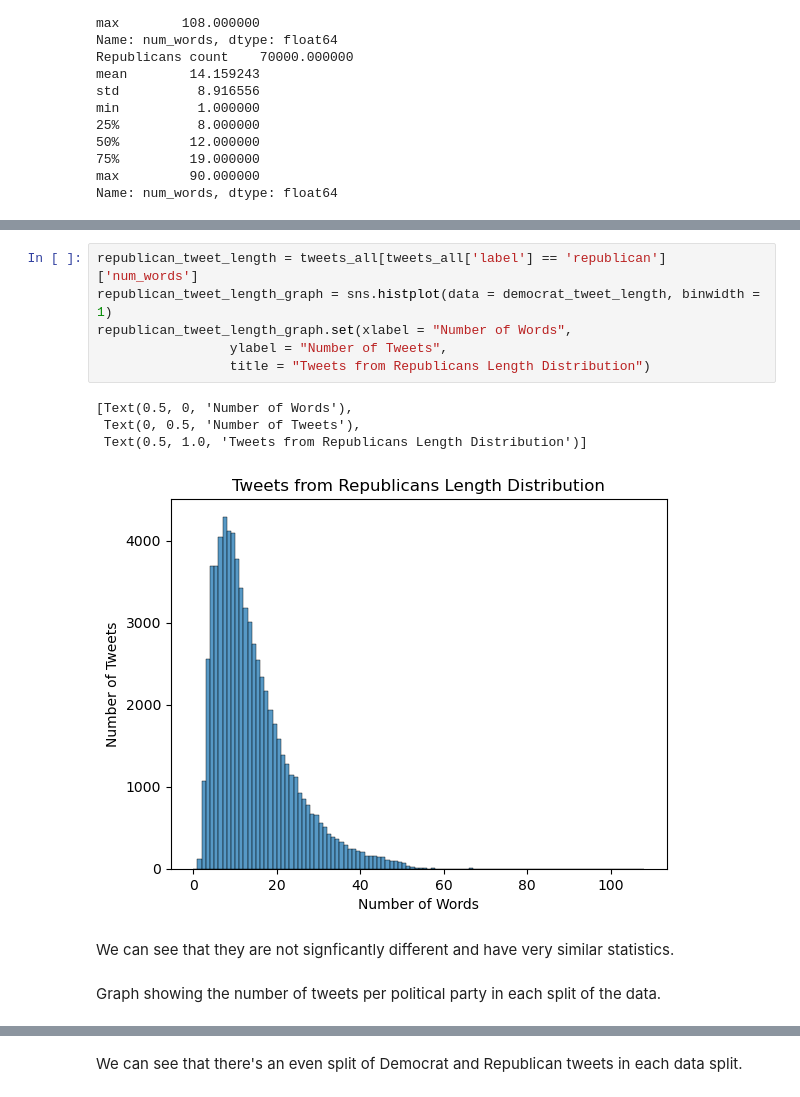
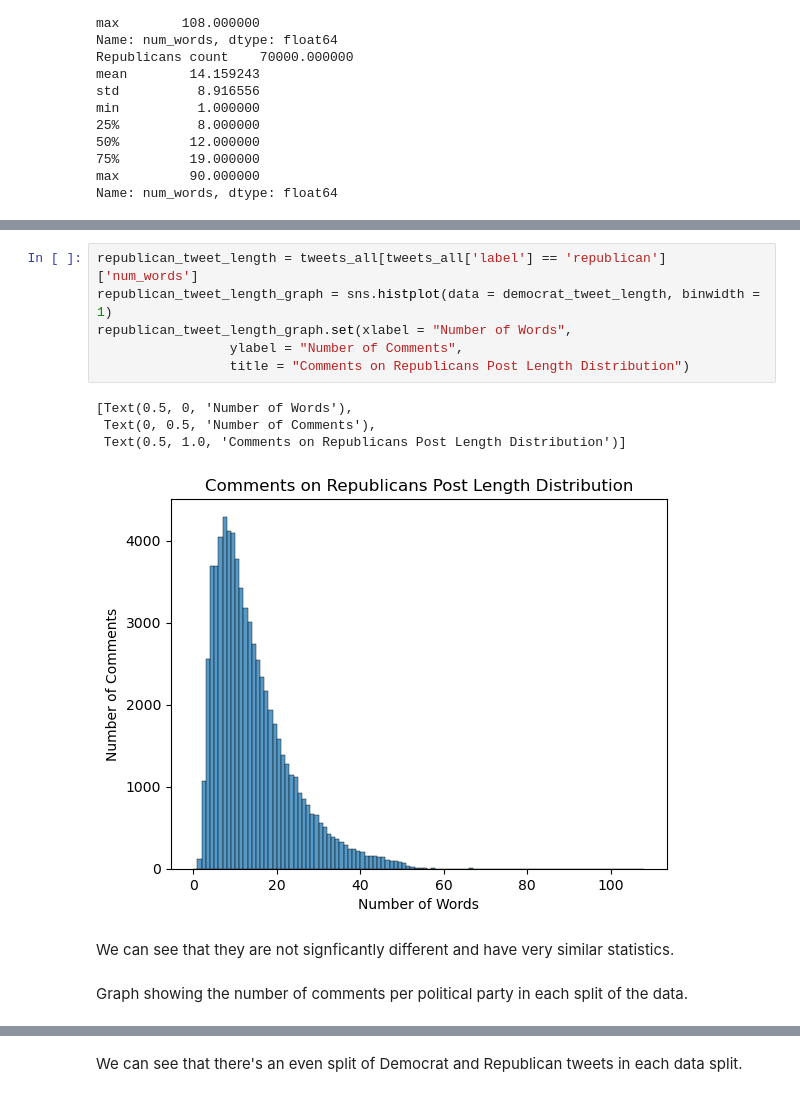
Before and after one commit to carolinemoy/STATS-507-Final-Project, a Jupyter notebook: Final Project.ipynb, the cells around one changed output, grey strips where cells are left out. Drawn from its saved outputs; the diff is of its cells as text.

```diff
--- a/Final Project.ipynb
+++ b/Final Project.ipynb
@@ -164,18 +167,18 @@ democrat_tweet_length_graph.set(xlabel = "Number of Words",
 # %%
 republican_tweet_length = tweets_all[tweets_all['label'] == 'republican']['num_words']
 republican_tweet_length_graph = sns.histplot(data = democrat_tweet_length, binwidth = 1)
 republican_tweet_length_graph.set(xlabel = "Number of Words",
-                 ylabel = "Number of Tweets",
-                 title = "Tweets from Republicans Length Distribution")
+                 ylabel = "Number of Comments",
+                 title = "Comments on Republicans Post Length Distribution")
 # %% [output]
 [Text(0.5, 0, 'Number of Words'),
- Text(0, 0.5, 'Number of Tweets'),
- Text(0.5, 1.0, 'Tweets from Republicans Length Distribution')]
+ Text(0, 0.5, 'Number of Comments'),
+ Text(0.5, 1.0, 'Comments on Republicans Post Length Distribution')]
-[figure, old version]
+[figure, new version]
 # %% [markdown]
 We can see that they are not signficantly different and have very similar statistics.
 # %% [markdown]
-Graph showing the number of tweets per political party in each split of the data.
+Graph showing the number of comments per political party in each split of the data.
 # %%
 ## displaying the number of rows in train, eval, and test -- show even split democrat republican
 split_label_df = tweets_all.groupby(['split', 'label']).size().reset_index(name='count')
```
Also changed, not shown: parts of 26 cells of this notebook.
